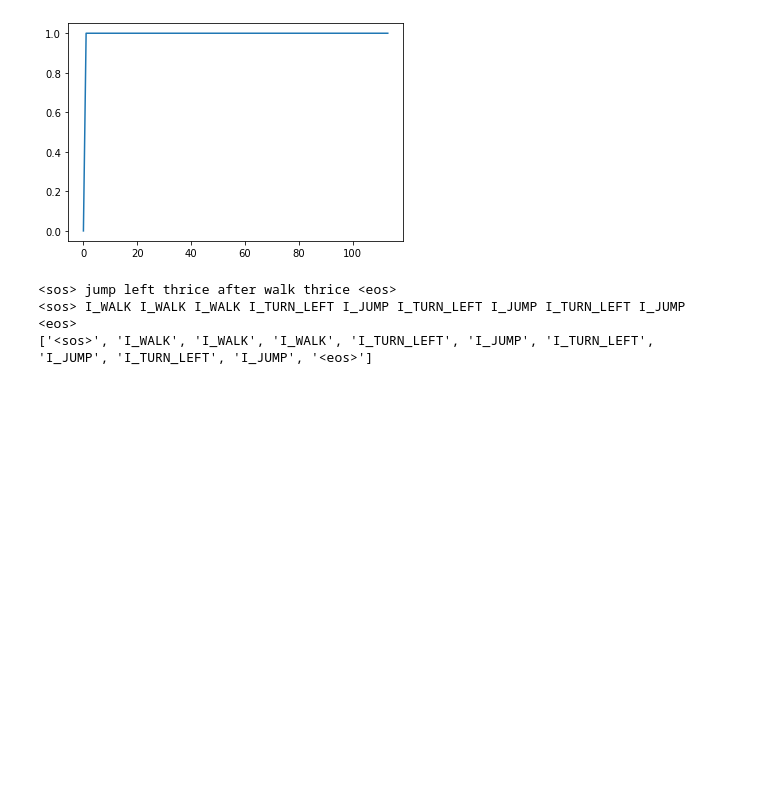
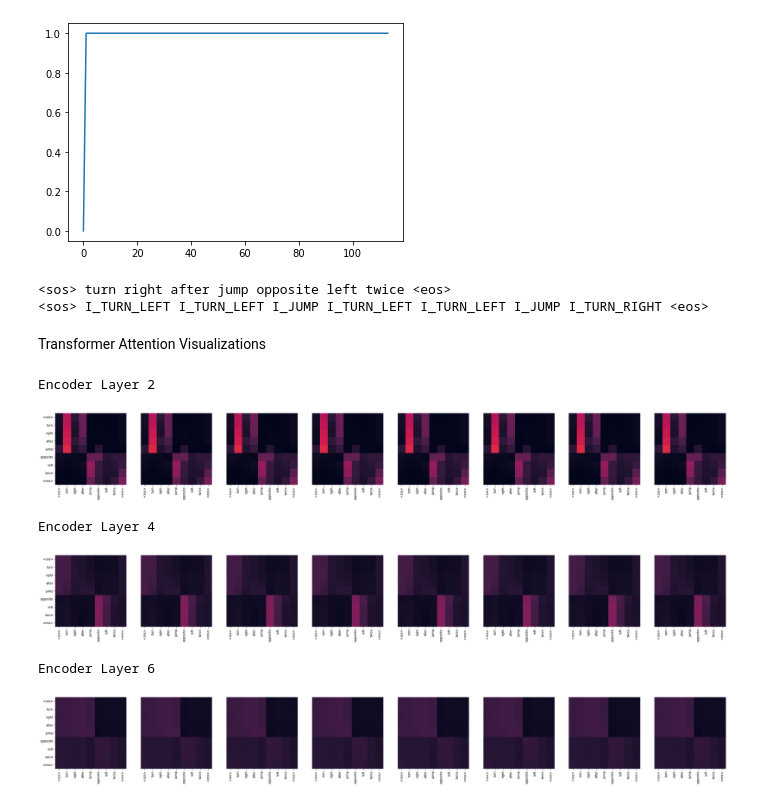
Before and after one commit to ayushchakravarthy/language_compositionality, a Jupyter notebook: Plot.ipynb, the cells around one changed output. Saved outputs shown, nothing was run; the diff lists cells and outputs as text; code cells hidden in the pictures; blank space fills up the shorter version.

```diff
--- a/Plot.ipynb
+++ b/Plot.ipynb
@@ -157,8 +157,8 @@ SRC, TRG, train_data, dev_data, test_data = build_scan(split='addjump', batch_si
 src = []
 trg = []
 for i, batch in enumerate(test_data):
-    src.append(batch.src.transpose(0, 1)[-1])
-    trg.append(batch.trg.transpose(0, 1)[-1])
+    src.append(batch.src.transpose(0, 1)[2])
+    trg.append(batch.trg.transpose(0, 1)[2])
 assert len(src) == len(trg)
 
 s = src[-1]
@@ -168,6 +168,7 @@ for i in range(1, s.shape[0]):
     if sym == '<eos>': break
     source += sym + ' '
 source += '<eos>'
+ss = source.split()
 print(source)
 
 t = trg[-1]
@@ -177,8 +178,8 @@ for i in range(1, t.shape[0]):
     if sym == '<eos>': break
     target += sym + ' '
 target += '<eos>'
+tt = target.split()
 print(target)
 # %% [output]
-<sos> jump left thrice after walk thrice <eos>
-<sos> I_WALK I_WALK I_WALK I_TURN_LEFT I_JUMP I_TURN_LEFT I_JUMP I_TURN_LEFT I_JUMP <eos>
-['<sos>', 'I_WALK', 'I_WALK', 'I_WALK', 'I_TURN_LEFT', 'I_JUMP', 'I_TURN_LEFT', 'I_JUMP', 'I_TURN_LEFT', 'I_JUMP', '<eos>']
+<sos> turn right after jump opposite left twice <eos>
+<sos> I_TURN_LEFT I_TURN_LEFT I_JUMP I_TURN_LEFT I_TURN_LEFT I_JUMP I_TURN_RIGHT <eos>
@@ -190,0 +186,2 @@ print(target)
+# %% [markdown]
+Transformer Attention Visualizations
@@ -191,28 +207,35 @@ print(target)
+# %%
+preds = []
+attn_wts = []
+model.eval()
+with torch.no_grad():
+    for batch in test_data:
+        trg_input = batch.trg[:-1, :]
+        out, attn_wt = model(batch.src, trg_input)
+        pred = torch.argmax(out, axis=2)
+        preds.append(pred.transpose(0, 1)[2])
+        attn_wts.append(attn_wt)
 # %%
-tgt_sent = target.split()
+import matplotlib.pyplot as plt
+import seaborn
+
+%matplotlib inline
+
 def draw(data, x, y, ax):
     seaborn.heatmap(data,
                     xticklabels=x, square=True, yticklabels=y, vmin=0.0, vmax=1.0,
                     cbar=False, ax=ax)
 
 for layer in range(1, 6, 2):
-    fig, axs = plt.subplots(1,4, figsize=(20, 10))
-    print("Encoder Layer", layer+1)
-    for h in range(4):
-        draw(model.encoder.layers[layer].self_attn.attn[0, h].data,
-            sent, sent if h ==0 else [], ax=axs[h])
+    fig, axs = plt.subplots(1, 8, figsize=(40, 40))
+    print(f"Encoder Layer {layer + 1}")
+    for h in range(8):
+        draw(attn_wts[-1].get('Encoder')[layer][2][:len(ss), :len(ss)], ss, ss if h == 0 else [], ax=axs[h])
     plt.show()
-
-for layer in range(1, 6, 2):
-    fig, axs = plt.subplots(1,4, figsize=(20, 10))
-    print("Decoder Self Layer", layer+1)
-    for h in range(4):
-        draw(model.decoder.layers[layer].self_attn.attn[0, h].data[:len(tgt_sent), :len(tgt_sent)],
-            tgt_sent, tgt_sent if h ==0 else [], ax=axs[h])
-    plt.show()
-    print("Decoder Src Layer", layer+1)
-    fig, axs = plt.subplots(1,4, figsize=(20, 10))
-    for h in range(4):
-        draw(model.decoder.layers[layer].self_attn.attn[0, h].data[:len(tgt_sent), :len(sent)],
-            sent, tgt_sent if h ==0 else [], ax=axs[h])
-    plt.show()
+# %% [output]
+Encoder Layer 2
+[figure, added]
+Encoder Layer 4
+[figure, added]
+Encoder Layer 6
+[figure, added]
```
Also changed, not shown: parts of 8 cells of this notebook, 21 other files.
